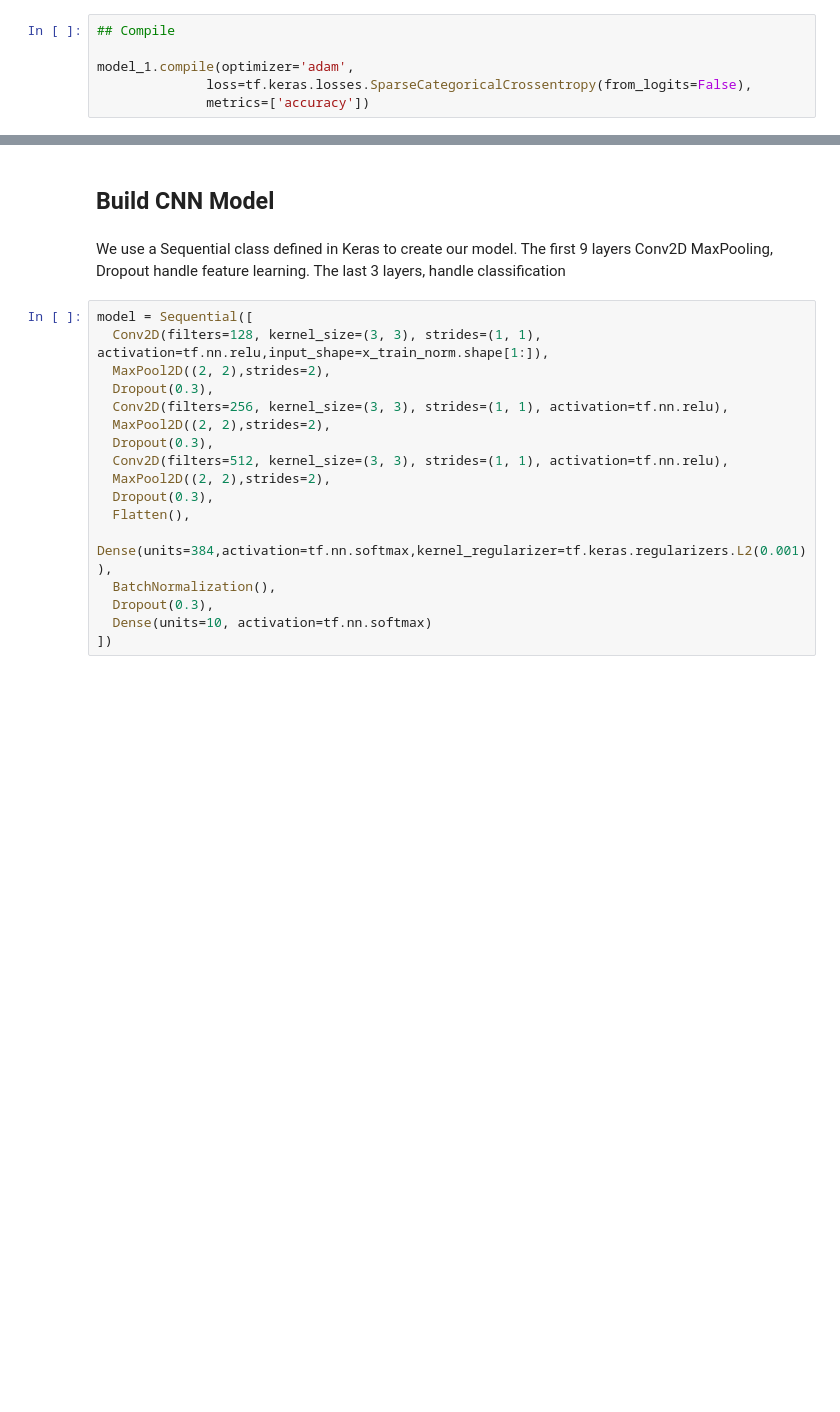
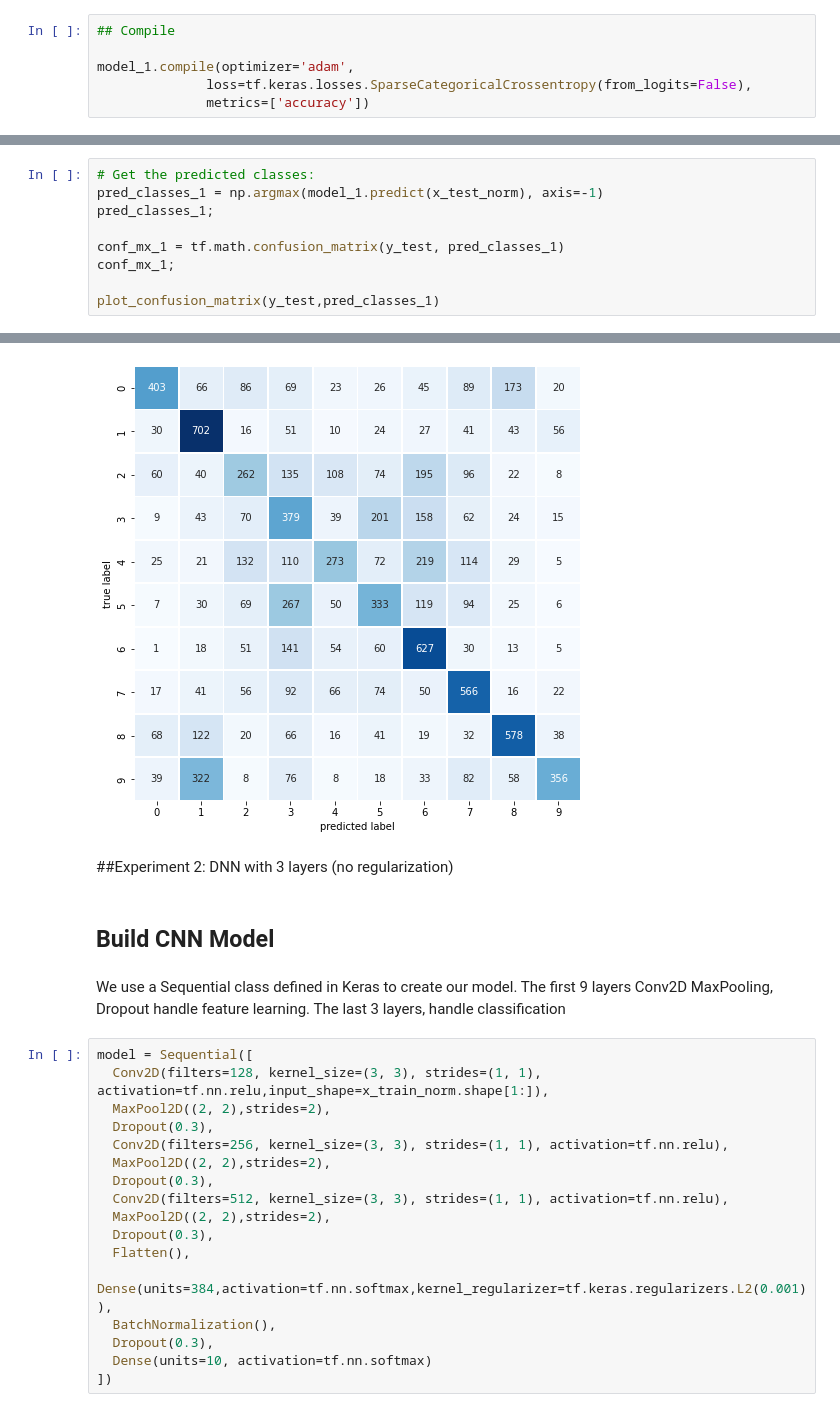
Before and after one commit to alawrence30/Deep-Learning, a Jupyter notebook: Assignment_02_v1.ipynb, the cells around one changed output, grey strips where cells are left out. Drawn from its saved outputs; the diff is of its cells as text; blank space fills up the shorter version.

Commit message:
Midway thru Experiment 1

```diff
--- a/Assignment_02_v1.ipynb
+++ b/Assignment_02_v1.ipynb
@@ -326,0 +364,10 @@ Test acc: 0.100
+# %%
+# Get the predicted classes:
+pred_classes_1 = np.argmax(model_1.predict(x_test_norm), axis=-1)
+pred_classes_1;
+
+conf_mx_1 = tf.math.confusion_matrix(y_test, pred_classes_1)
+conf_mx_1;
+
+plot_confusion_matrix(y_test,pred_classes_1)
+# %% [output]
@@ -327,3 +375,6 @@ Test acc: 0.100
+[figure, added]
+# %% [markdown]
+##Experiment 2: DNN with 3 layers (no regularization)
 # %% [markdown]
 ## Build CNN Model
 # %% [markdown]
```
Also changed, not shown: parts of 10 cells of this notebook.
